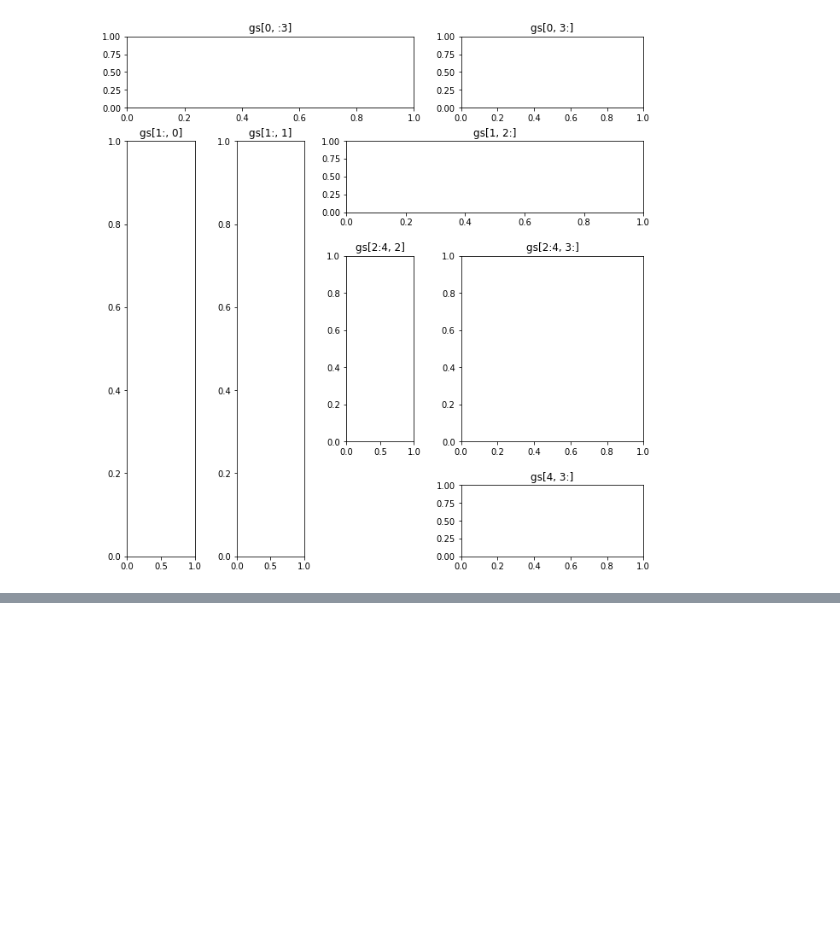
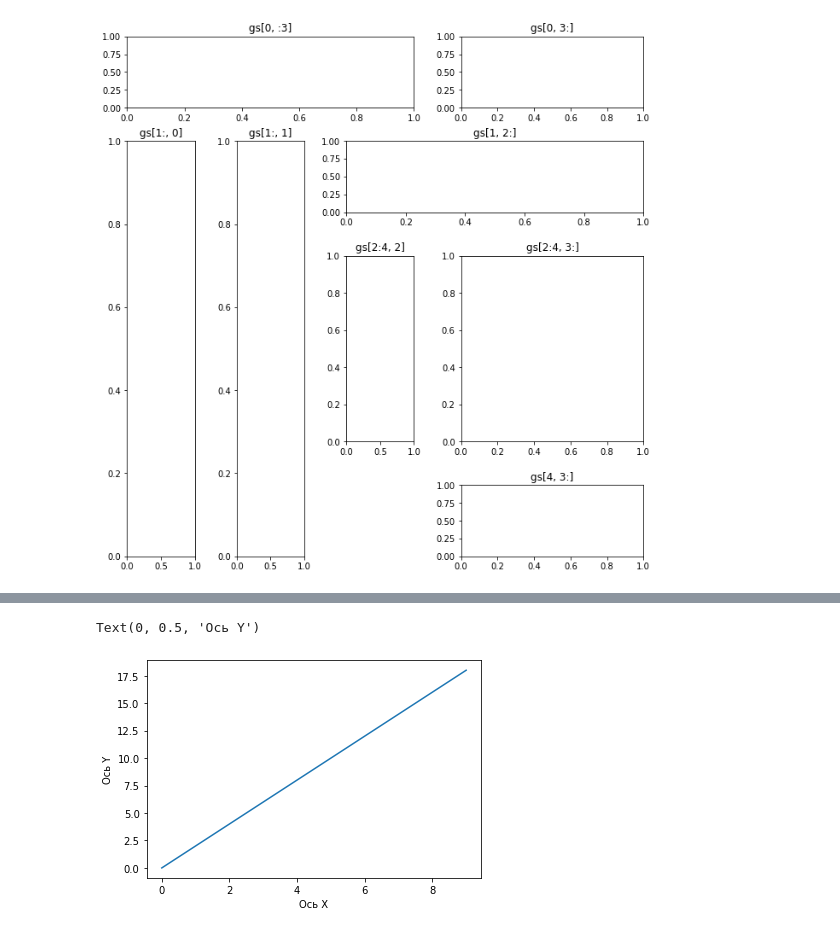
Before and after one commit to RustemDiveev/algo_python, a Jupyter notebook: matplotlib/3_chart_elements_settings.ipynb, the cells around one changed output, grey strips where cells are left out. Saved outputs shown, nothing was run; the diff lists cells and outputs as text; code cells hidden in the pictures; blank space fills up the shorter version.

```diff
--- a/matplotlib/3_chart_elements_settings.ipynb
+++ b/matplotlib/3_chart_elements_settings.ipynb
@@ -162,0 +234,22 @@ Text(0.5, 1.0, 'gs[4, 3:]')
+# %%
+# Подписи осей графика
+"""
+    labelx(), labely() - подписи осей графика
+    set_xlabel(), set_ylabel() - при работе с объектом Axes - подписи осей графика
+    Аргументы:
+        label: str - текст подписи
+        fontdict: dict - словарь для управления отображением надписи, содержит следующие ключи:
+            fontsize - размер шрифта
+            fontweight - начертание
+            verticalalignment - вертикальное выравнивание
+            horizontalalignment - горизонтальное выравнивание
+        labelpad: float - зазор между подписью и осью
+"""
+x = [i for i in range(10)]
+y = [i*2 for i in range(10)]
+plt.plot(x, y)
+plt.xlabel('Ось X')
+plt.ylabel('Ось Y')
+# %% [output]
+Text(0, 0.5, 'Ось Y')
+[figure, added]
```
Also changed, not shown: parts of 14 cells of this notebook.
